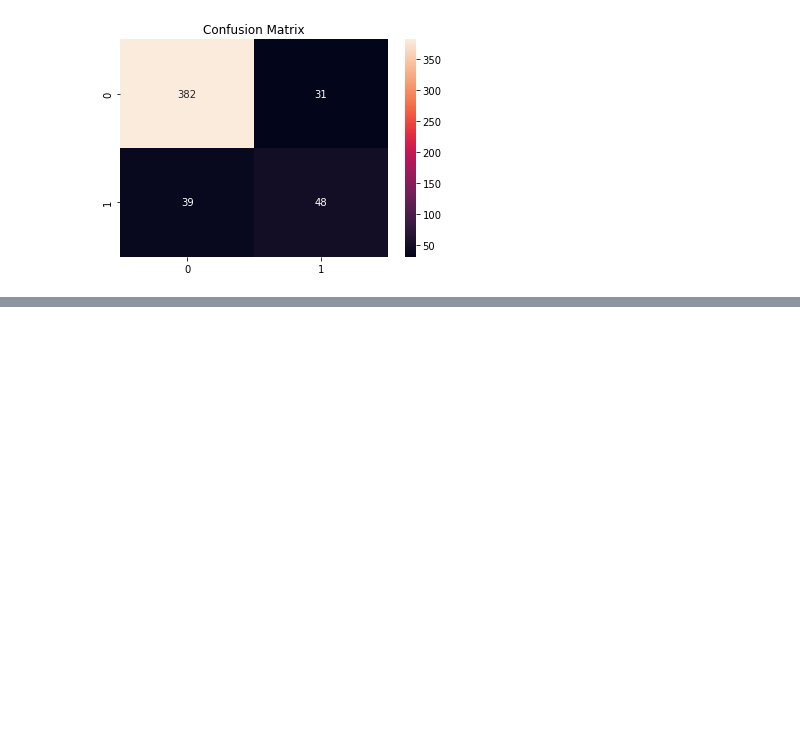
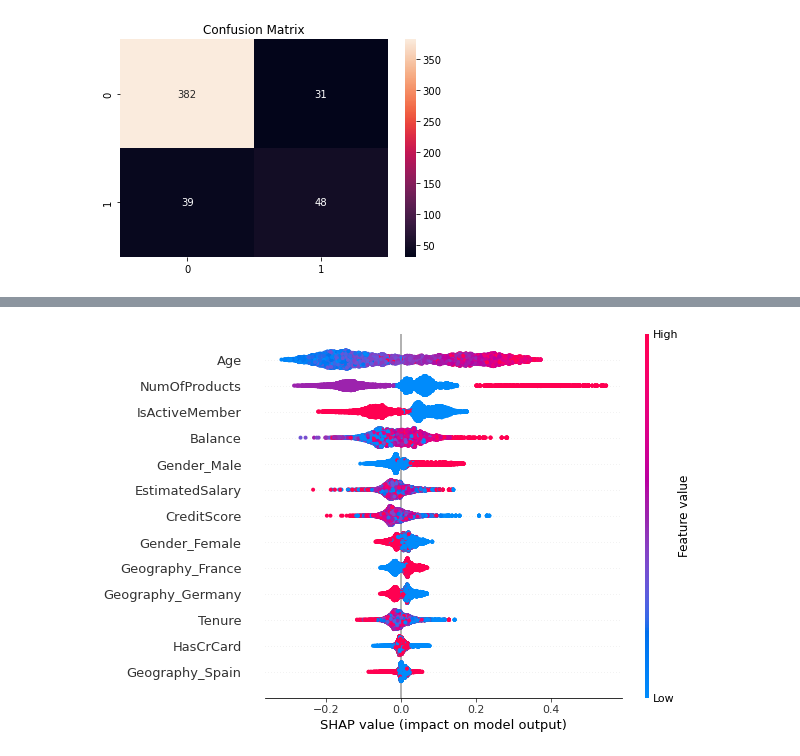
Before and after one commit to olihofmann/cas-aml, a Jupyter notebook: customer-churn-prediction/classical_algorithms.ipynb, the cells around one changed output, grey strips where cells are left out. Cells and saved outputs as stored; diff of their text form; code cells hidden in the pictures; blank space fills up the shorter version.

```diff
--- a/customer-churn-prediction/classical_algorithms.ipynb
+++ b/customer-churn-prediction/classical_algorithms.ipynb
@@ -522,0 +539,4 @@ plt.show()
+# %%
+shap.summary_plot(shap_values[1], X_explain.values, feature_names=X_explain.columns)
+# %% [output]
+[figure, added]
```
Also changed, not shown: parts of 11 cells of this notebook.
